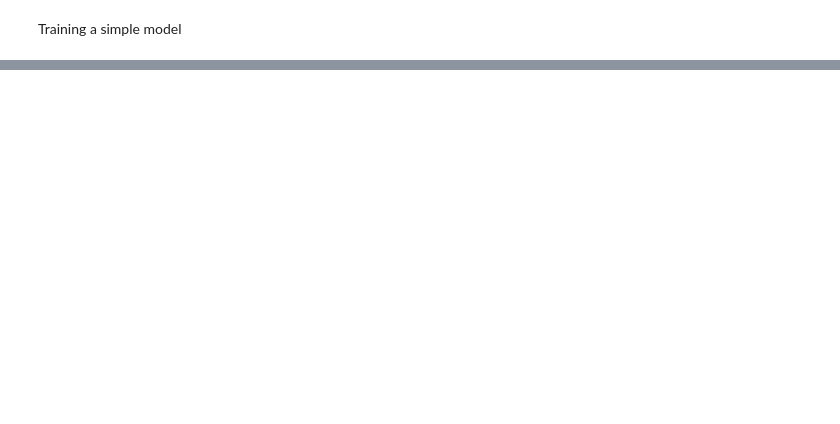
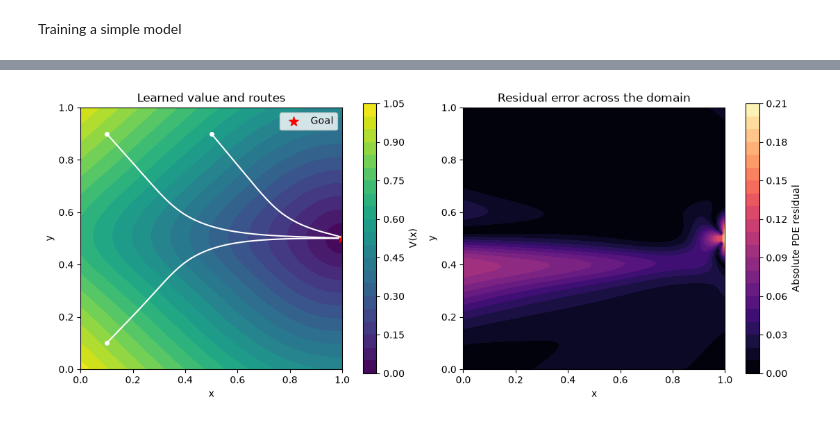
Before and after one commit to guillaume-duveau/PINN_for_optimal_routing, a Jupyter notebook: display_notebook.ipynb, the cells around one changed output, grey strips where cells are left out. Cells and saved outputs as stored; diff of their text form; code cells hidden in the pictures; blank space fills up the shorter version.

```diff
--- a/display_notebook.ipynb
+++ b/display_notebook.ipynb
@@ -30,0 +62,35 @@ plt.show()
+# %%
+# Regular grid over the training domain
+n = 80
+axis = torch.linspace(0, 1, n)
+xx, yy = torch.meshgrid(axis, axis, indexing="xy")
+points = torch.stack((xx.reshape(-1), yy.reshape(-1)), dim=1)
+
+# Evaluate V and its PDE residual
+values = model(points).detach().reshape(n, n).numpy()
+errors = base.residual(model, points).abs().detach().reshape(n, n).numpy()
+X, Y = xx.numpy(), yy.numpy()
+
+fig, (ax_v, ax_err) = plt.subplots(1, 2, figsize=(11, 4.5), constrained_layout=True)
+
+v_plot = ax_v.contourf(X, Y, values, levels=20, cmap="viridis")
+fig.colorbar(v_plot, ax=ax_v, label="V(x)")
+ax_v.scatter(*base.goal.squeeze().numpy(), marker="*", color="red", s=100, label="Goal")
+
+for start in ([0.1, 0.1], [0.1, 0.9], [0.5, 0.9]):
+    path = base.route(model, start)
+    ax_v.plot(path[:, 0], path[:, 1], color="white", linewidth=1.5)
+    ax_v.plot(*start, "wo", markersize=4)
+
+ax_v.set(title="Learned value and routes", xlabel="x", ylabel="y",
+         xlim=(0, 1), ylim=(0, 1), aspect="equal")
+ax_v.legend()
+
+err_plot = ax_err.contourf(X, Y, errors, levels=20, cmap="magma")
+fig.colorbar(err_plot, ax=ax_err, label="Absolute PDE residual")
+ax_err.set(title="Residual error across the domain", xlabel="x", ylabel="y",
+           xlim=(0, 1), ylim=(0, 1), aspect="equal")
+
+plt.show()
+# %% [output]
+[figure, added]
```
Also changed, not shown: parts of 9 cells of this notebook, 2 other files.
